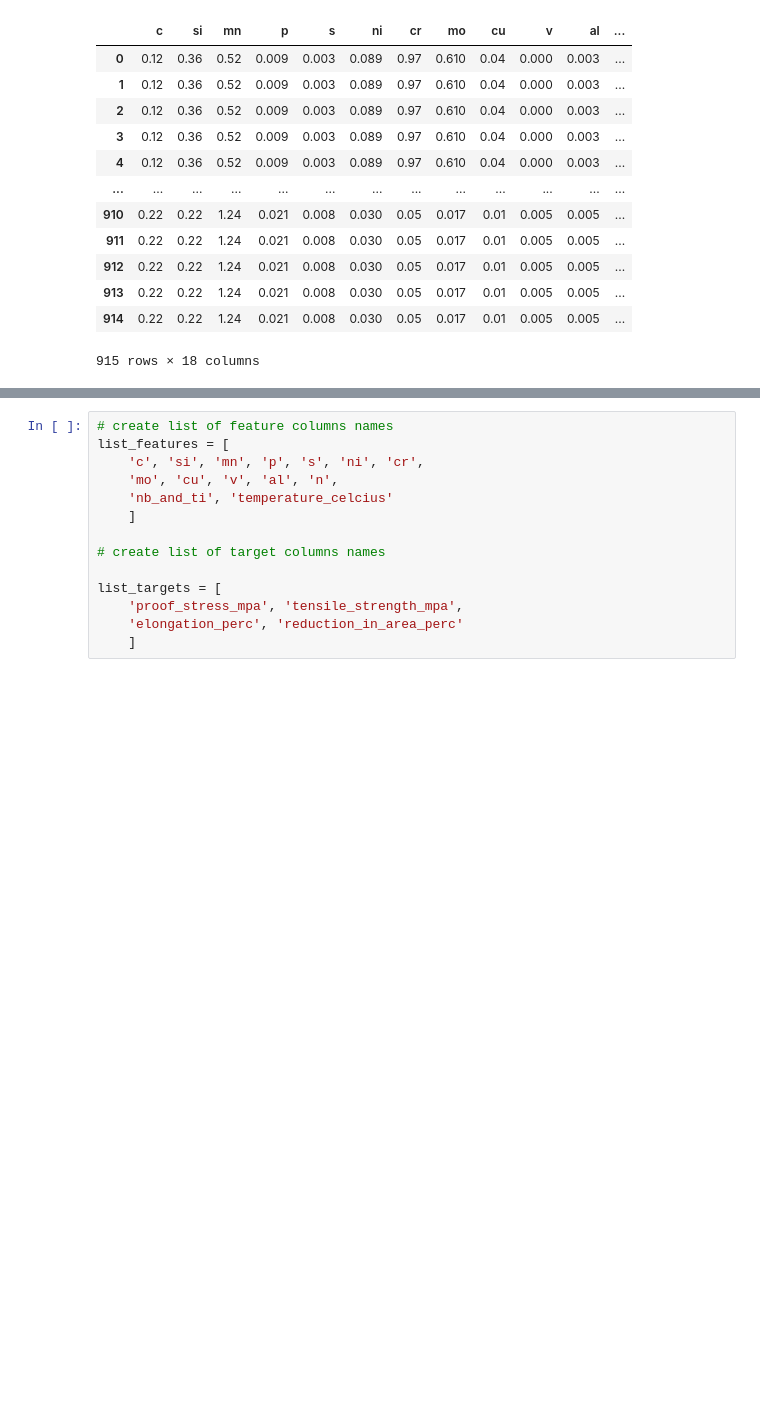
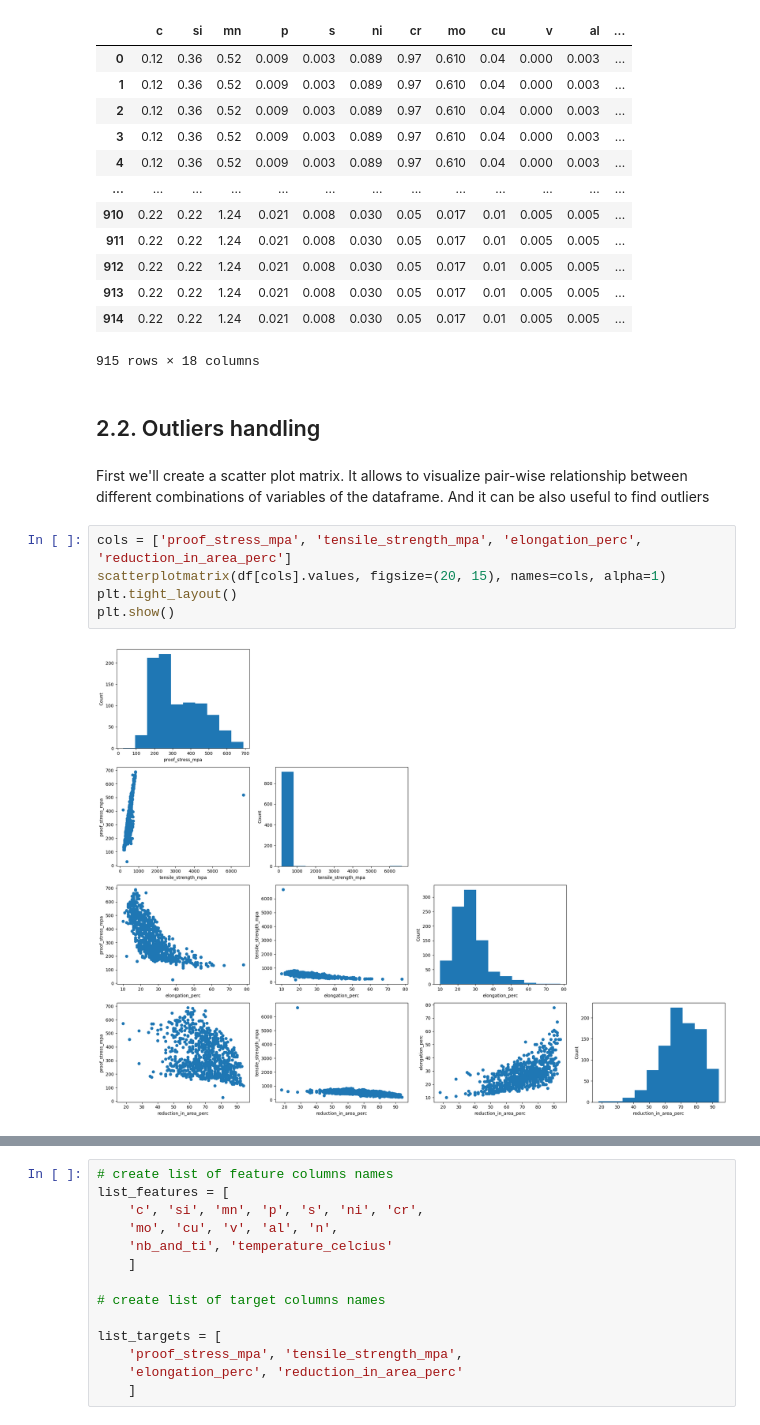
Before and after one commit to ElenaNKn/ml-zoomcamp-solutions, a Jupyter notebook: capstone_project/notebook.ipynb, the cells around one changed output, grey strips where cells are left out. Saved outputs shown, nothing was run; the diff lists cells and outputs as text; blank space fills up the shorter version.

```diff
--- a/capstone_project/notebook.ipynb
+++ b/capstone_project/notebook.ipynb
@@ -190,3 +192,14 @@ df
 | 913 | 0.22 | 0.22 | 1.24 | 0.021 | 0.008 | 0.030 | 0.05 | 0.017 | 0.01 | 0.005 | 0.005 | ... |
 | 914 | 0.22 | 0.22 | 1.24 | 0.021 | 0.008 | 0.030 | 0.05 | 0.017 | 0.01 | 0.005 | 0.005 | ... |
 915 rows × 18 columns
+# %% [markdown]
+## 2.2. Outliers handling
+# %% [markdown]
+First we'll create a scatter plot matrix. It allows to visualize pair-wise relationship between different combinations of variables of the dataframe. And it can be also useful to find outliers
+# %%
+cols = ['proof_stress_mpa', 'tensile_strength_mpa', 'elongation_perc', 'reduction_in_area_perc']
+scatterplotmatrix(df[cols].values, figsize=(20, 15), names=cols, alpha=1)
+plt.tight_layout()
+plt.show()
+# %% [output]
+[figure, added]
```
Also changed, not shown: parts of 38 cells of this notebook.
